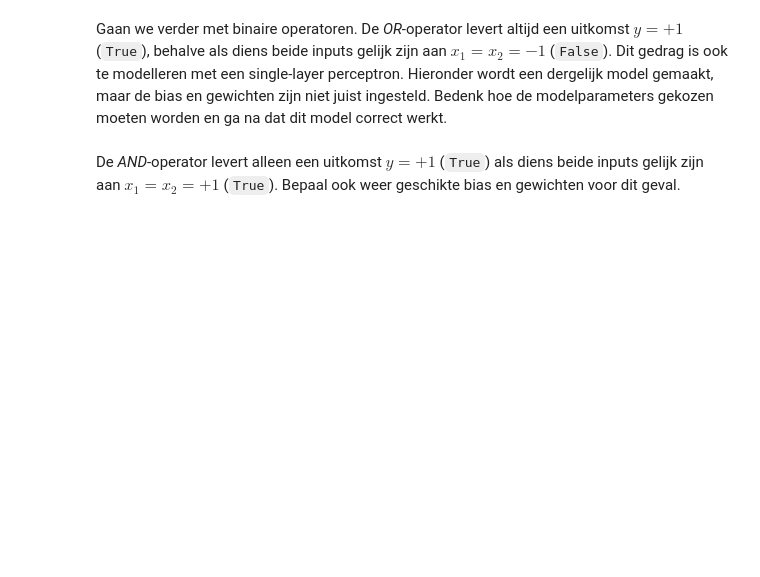
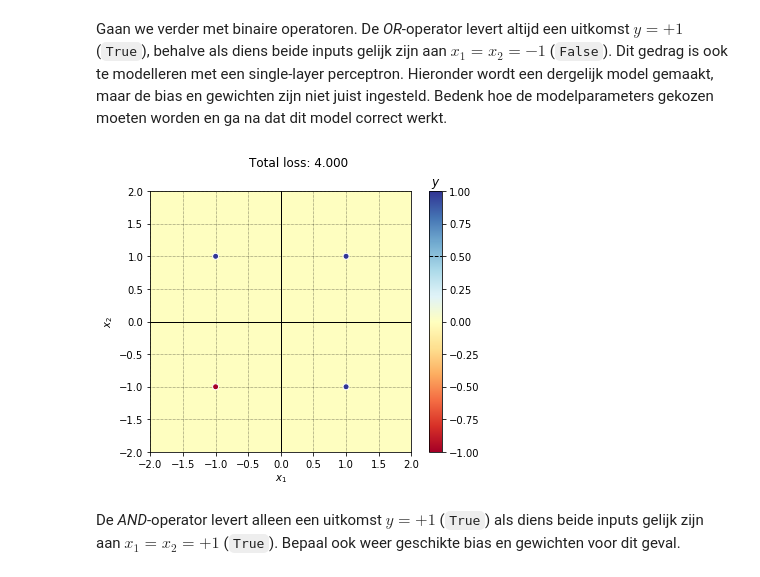
Before and after one commit to wmellema/DataMiningTest, a Jupyter notebook: les3/oefening.ipynb, the cells around one changed output. Saved outputs shown, nothing was run; the diff lists cells and outputs as text; code cells hidden in the pictures; blank space fills up the shorter version.

```diff
--- a/les3/oefening.ipynb
+++ b/les3/oefening.ipynb
@@ -96,14 +113,16 @@ data.scatter(xs, ys, model=my_network)
 # %% [markdown]
 Gaan we verder met binaire operatoren. De *OR*-operator levert altijd een uitkomst $y=+1$ (`True`), behalve als diens beide inputs gelijk zijn aan $x_1=x_2=-1$ (`False`). Dit gedrag is ook te modelleren met een single-layer perceptron. Hieronder wordt een dergelijk model gemaakt, maar de bias en gewichten zijn niet juist ingesteld. Bedenk hoe de modelparameters gekozen moeten worden en ga na dat dit model correct werkt.
 # %%
-reload(model)
+reload(template)
 
 xs, ys = [[1.0, 1.0], [-1.0, 1.0], [1.0, -1.0], [-1.0, -1.0]], [[+1.0], [+1.0], [+1.0], [-1.0]]
-my_network = model.FullLayer(2, 1, act_func=model.signum_act_func)
+my_network = template.FullLayer(2, 1, act_func=template.signum_act_func)
 my_network.biases = [0.0]           # Pas deze waarden aan
 my_network.weights = [[0.0, 0.0]]   # Pas deze waarden aan
-my_network.append(model.LossLayer(loss_func=model.quadratic_loss_func))
+my_network.append(template.LossLayer(loss_func=template.quadratic_loss_func))
 data.scatter(xs, ys, model=my_network)
+# %% [output]
+[figure, added]
 # %% [markdown]
 De *AND*-operator levert alleen een uitkomst $y=+1$ (`True`) als diens beide inputs gelijk zijn aan $x_1=x_2=+1$ (`True`). Bepaal ook weer geschikte bias en gewichten voor dit geval.
 # %%
```
Also changed, not shown: parts of 12 cells of this notebook, 23 other files.
